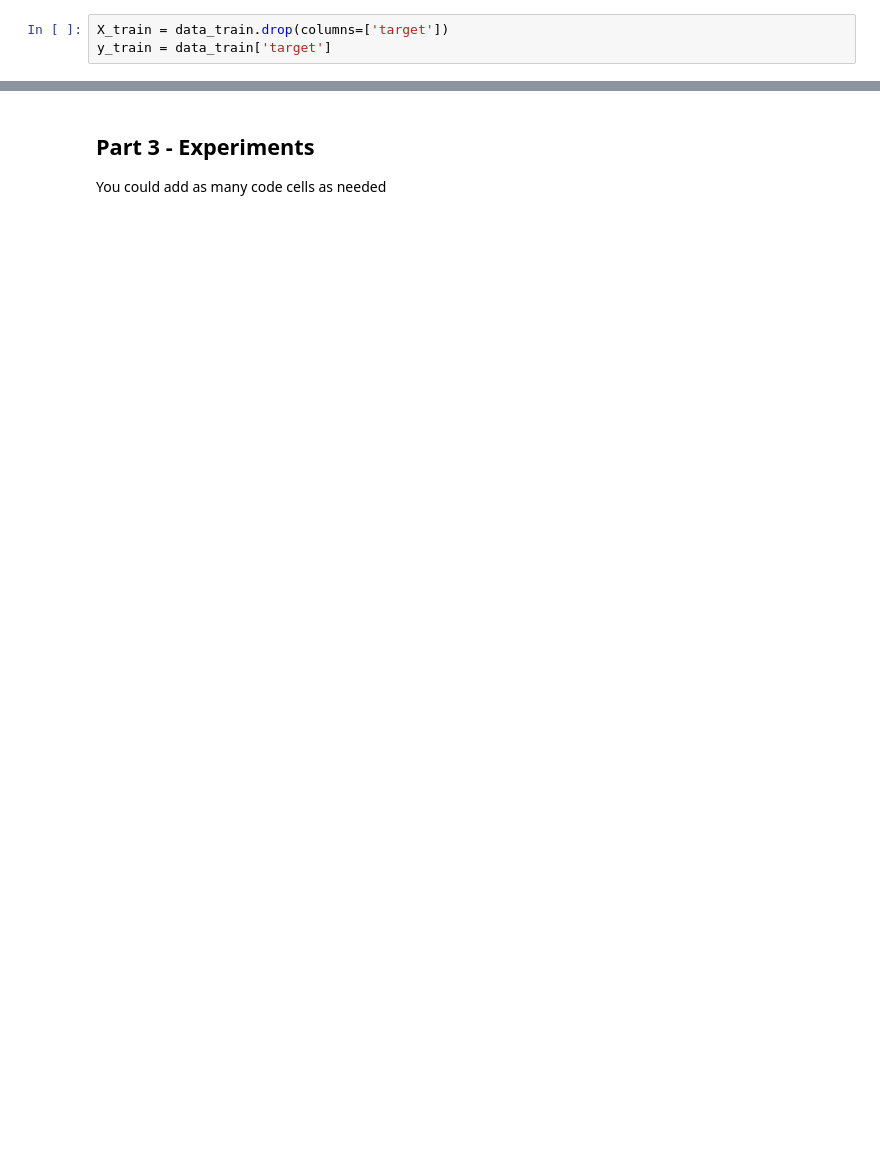
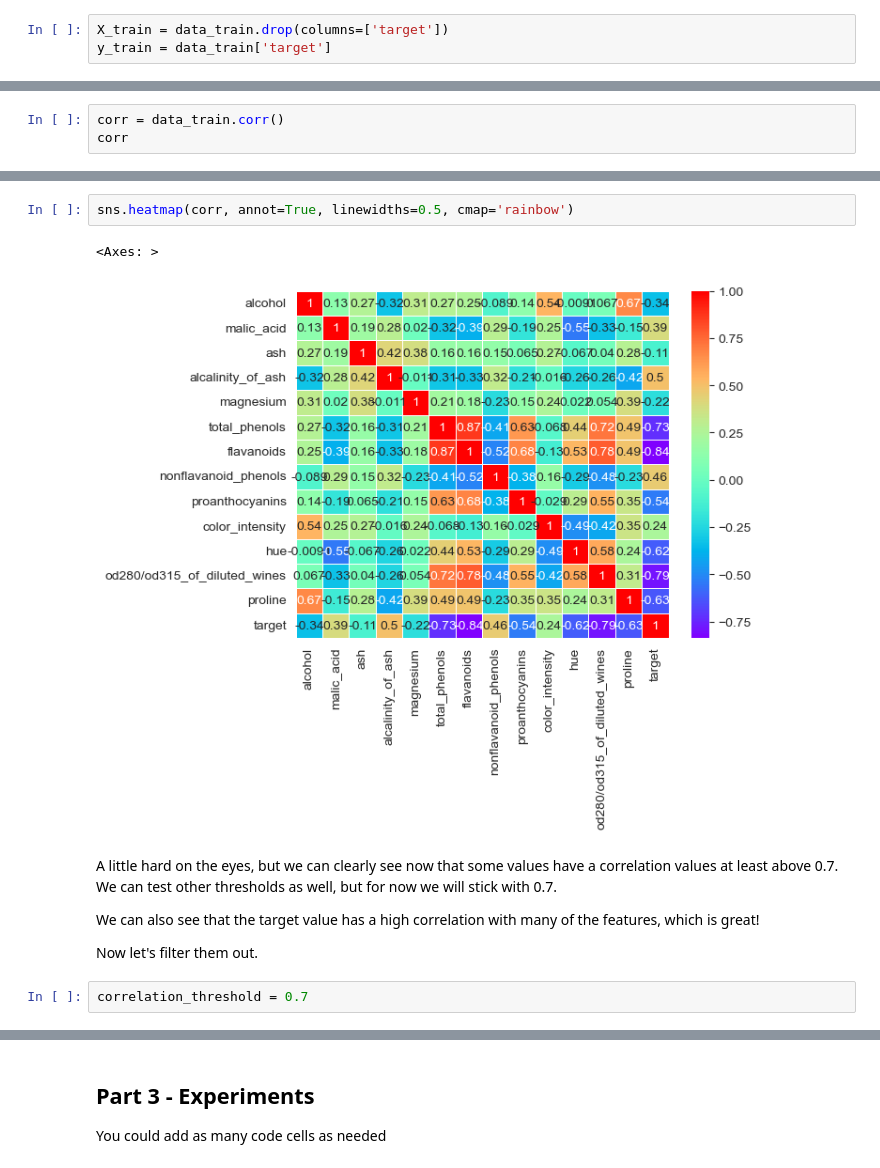
Before and after one commit to Natans8/ML_course_task2, a Jupyter notebook: Assignment2_supervised_learning_flow.ipynb, the cells around one changed output, grey strips where cells are left out. Drawn from its saved outputs; the diff is of its cells as text; blank space fills up the shorter version.

```diff
--- a/Assignment2_supervised_learning_flow.ipynb
+++ b/Assignment2_supervised_learning_flow.ipynb
@@ -39,0 +72,3 @@ y_train = data_train['target']
+# %%
+corr = data_train.corr()
+corr
@@ -39,0 +91,14 @@ y_train = data_train['target']
+# %%
+sns.heatmap(corr, annot=True, linewidths=0.5, cmap='rainbow')
+# %% [output]
+<Axes: >
+[figure, added]
+# %% [markdown]
+A little hard on the eyes, but we can clearly see now that some values have a correlation values at least above 0.7.
+We can test other thresholds as well, but for now we will stick with 0.7.
+
+We can also see that the target value has a high correlation with many of the features, which is great!
+
+Now let's filter them out.
+# %%
+correlation_threshold = 0.7
```
Also changed, not shown: parts of 26 cells of this notebook.
